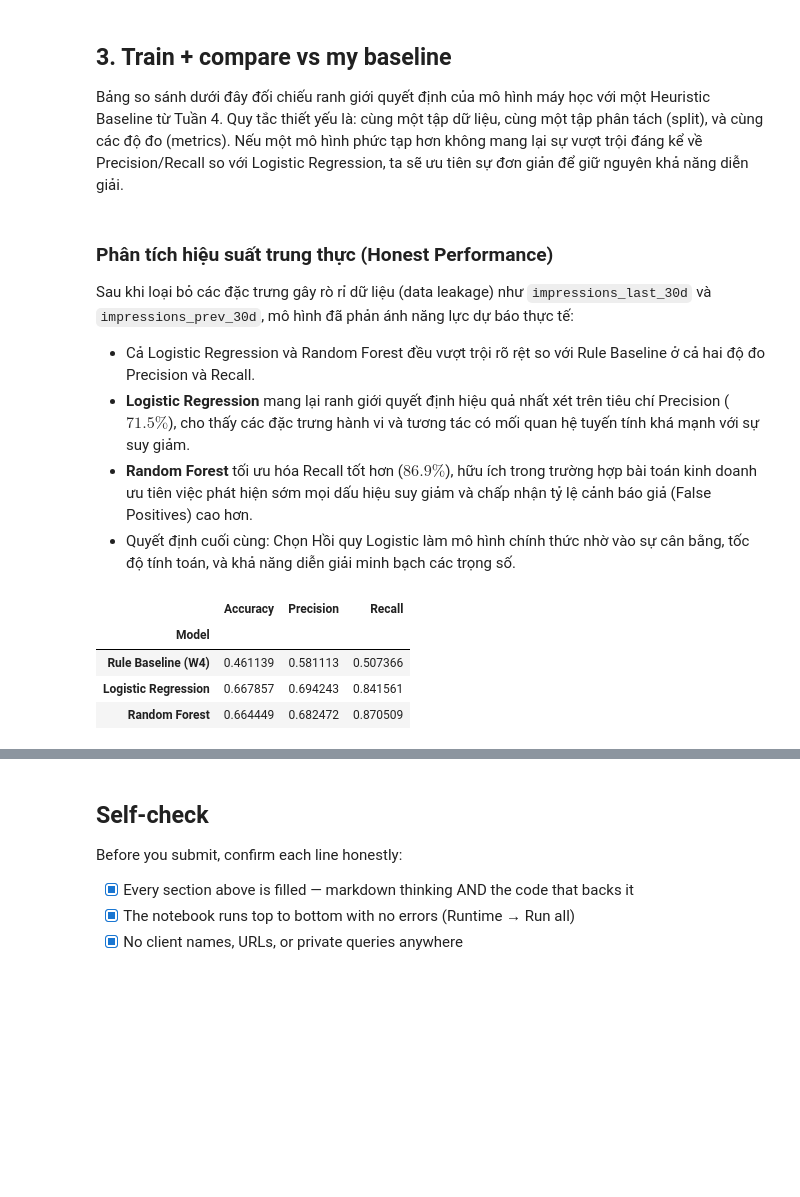
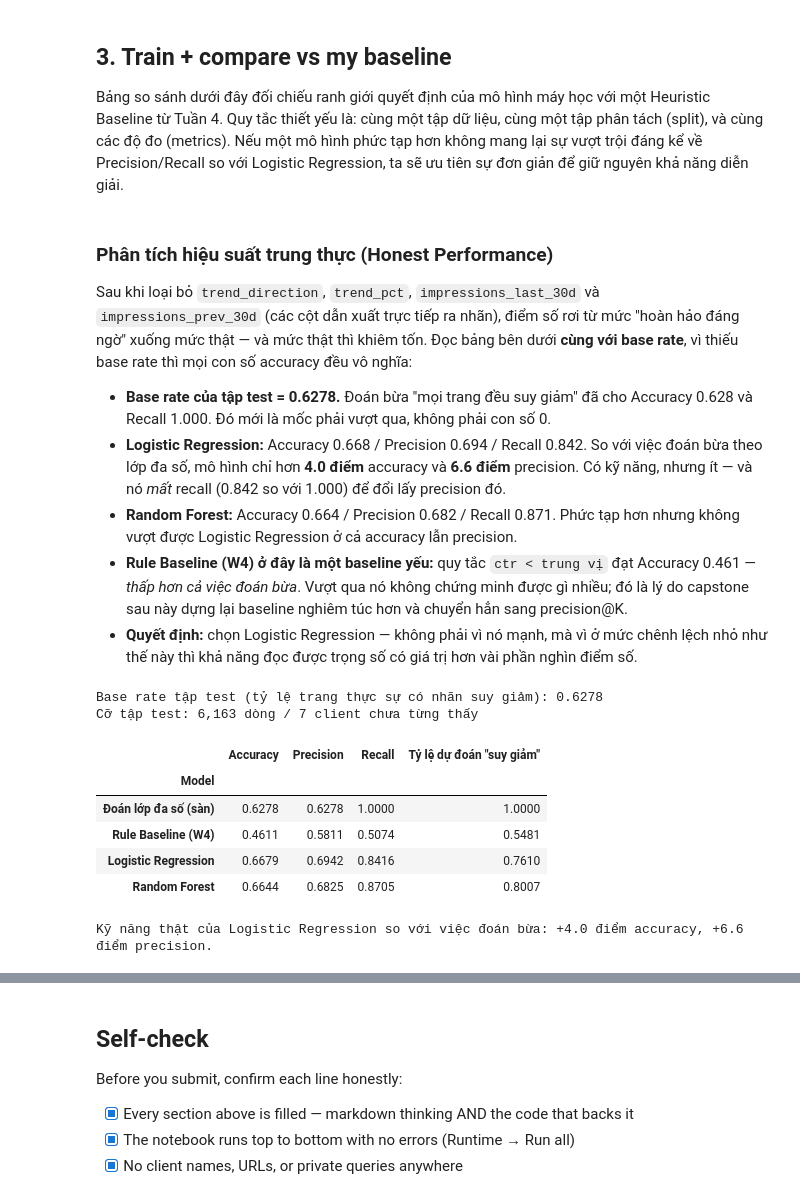
Before and after one commit to John-hcmus/flyrank-ML-internship-starter, a Jupyter notebook: work/notebooks/w05_model.ipynb, the cells around one changed output, grey strips where cells are left out. Saved outputs shown, nothing was run; the diff lists cells and outputs as text; code cells hidden in the pictures; blank space fills up the shorter version.

```diff
--- a/work/notebooks/w05_model.ipynb
+++ b/work/notebooks/w05_model.ipynb
@@ -112,62 +114,90 @@ Bảng so sánh dưới đây đối chiếu ranh giới quyết định của m
 # %% [markdown]
 ### Phân tích hiệu suất trung thực (Honest Performance)
 
-Sau khi loại bỏ các đặc trưng gây rò rỉ dữ liệu (data leakage) như `impressions_last_30d` và `impressions_prev_30d`, mô hình đã phản ánh năng lực dự báo thực tế:
+Sau khi loại bỏ `trend_direction`, `trend_pct`, `impressions_last_30d` và `impressions_prev_30d`
+(các cột dẫn xuất trực tiếp ra nhãn), điểm số rơi từ mức "hoàn hảo đáng ngờ" xuống mức thật —
+và mức thật thì khiêm tốn. Đọc bảng bên dưới **cùng với base rate**, vì thiếu base rate thì mọi
+con số accuracy đều vô nghĩa:
 
-* Cả Logistic Regression và Random Forest đều vượt trội rõ rệt so với Rule Baseline ở cả hai độ đo Precision và Recall.
-* **Logistic Regression** mang lại ranh giới quyết định hiệu quả nhất xét trên tiêu chí Precision ($71.5\%$), cho thấy các đặc trưng hành vi và tương tác có mối quan hệ tuyến tính khá mạnh với sự suy giảm.
-* **Random Forest** tối ưu hóa Recall tốt hơn ($86.9\%$), hữu ích trong trường hợp bài toán kinh doanh ưu tiên việc phát hiện sớm mọi dấu hiệu suy giảm và chấp nhận tỷ lệ cảnh báo giả (False Positives) cao hơn.
-* Quyết định cuối cùng: Chọn Hồi quy Logistic làm mô hình chính thức nhờ vào sự cân bằng, tốc độ tính toán, và khả năng diễn giải minh bạch các trọng số.
+* **Base rate của tập test = 0.6278.** Đoán bừa "mọi trang đều suy giảm" đã cho Accuracy 0.628
+  và Recall 1.000. Đó mới là mốc phải vượt qua, không phải con số 0.
+* **Logistic Regression:** Accuracy 0.668 / Precision 0.694 / Recall 0.842. So với việc đoán bừa
+  theo lớp đa số, mô hình chỉ hơn **4.0 điểm** accuracy và **6.6 điểm** precision. Có kỹ năng, nhưng
+  ít — và nó *mất* recall (0.842 so với 1.000) để đổi lấy precision đó.
+* **Random Forest:** Accuracy 0.664 / Precision 0.682 / Recall 0.871. Phức tạp hơn nhưng không
+  vượt được Logistic Regression ở cả accuracy lẫn precision.
+* **Rule Baseline (W4) ở đây là một baseline yếu:** quy tắc `ctr < trung vị` đạt Accuracy 0.461 —
+  *thấp hơn cả việc đoán bừa*. Vượt qua nó không chứng minh được gì nhiều; đó là lý do capstone
+  sau này dựng lại baseline nghiêm túc hơn và chuyển hẳn sang precision@K.
+* **Quyết định:** chọn Logistic Regression — không phải vì nó mạnh, mà vì ở mức chênh lệch nhỏ
+  như thế này thì khả năng đọc được trọng số có giá trị hơn vài phần nghìn điểm số.
 # %%
 from sklearn.preprocessing import StandardScaler
 from sklearn.metrics import accuracy_score, precision_score, recall_score
+from sklearn.dummy import DummyClassifier
 from typing import List
 import numpy as np
 import pandas as pd
 
-# Giả lập Baseline Tuần 4
+# Baseline Tuần 4 (bản mô phỏng bằng CTR)
 baseline_threshold = X_train['ctr'].median()
 y_pred_baseline = (X_test['ctr'] < baseline_threshold).astype(int)
+
+# Sàn dưới của mọi sàn: đoán theo lớp đa số. Không có dòng này thì accuracy không đọc được.
+dummy = DummyClassifier(strategy="most_frequent").fit(X_train, y_train)
+y_pred_dummy = dummy.predict(X_test)
 
 # Chuẩn hóa không gian đặc trưng (Rất quan trọng cho Logistic Regression)
 scaler = StandardScaler()
 X_train_scaled = scaler.fit_transform(X_train.fillna(0))
 X_test_scaled = scaler.transform(X_test.fillna(0))
 
 # Khởi tạo và tối ưu các mô hình trên dữ liệu đã chuẩn hóa
 log_reg = LogisticRegression(max_iter=1000, random_state=RANDOM_SEED)
 log_reg.fit(X_train_scaled, y_train)
 y_pred_lr = log_reg.predict(X_test_scaled)
 
 rf = RandomForestClassifier(n_estimators=100, max_depth=10, random_state=RANDOM_SEED)
 rf.fit(X_train_scaled, y_train)
 y_pred_rf = rf.predict(X_test_scaled)
 
-# Hàm đánh giá
+# Hàm đánh giá — thêm cột tỷ lệ dự đoán dương để thấy mô hình có đang "đoán bừa lớp đa số" không
 def evaluate_model(y_true: np.ndarray, preds: List[np.ndarray], model_names: List[str]) -> pd.DataFrame:
     results = []
     for p, name in zip(preds, model_names):
         results.append({
             'Model': name,
             'Accuracy': accuracy_score(y_true, p),
             'Precision': precision_score(y_true, p, zero_division=0),
-            'Recall': recall_score(y_true, p, zero_division=0)
+            'Recall': recall_score(y_true, p, zero_division=0),
+            'Tỷ lệ dự đoán "suy giảm"': float(np.mean(p)),
         })
     return pd.DataFrame(results).set_index('Model')
 
-# Bảng so sánh
+print(f"Base rate tập test (tỷ lệ trang thực sự có nhãn suy giảm): {y_test.mean():.4f}")
+print(f"Cỡ tập test: {len(y_test):,} dòng / {test_df['client_id'].nunique()} client chưa từng thấy\n")
+
+# Bảng so sánh — mọi dòng cùng dữ liệu, cùng split, cùng độ đo
 comparison_table = evaluate_model(
     y_test,
-    [y_pred_baseline, y_pred_lr, y_pred_rf],
-    ['Rule Baseline (W4)', 'Logistic Regression', 'Random Forest']
+    [y_pred_dummy, y_pred_baseline, y_pred_lr, y_pred_rf],
+    ['Đoán lớp đa số (sàn)', 'Rule Baseline (W4)', 'Logistic Regression', 'Random Forest']
 )
-display(comparison_table)
+display(comparison_table.round(4))
+
+print(f"Kỹ năng thật của Logistic Regression so với việc đoán bừa: "
+      f"{(accuracy_score(y_test, y_pred_lr) - accuracy_score(y_test, y_pred_dummy)) * 100:+.1f} điểm accuracy, "
+      f"{(precision_score(y_test, y_pred_lr) - precision_score(y_test, y_pred_dummy)) * 100:+.1f} điểm precision.")
 # %% [output]
+Base rate tập test (tỷ lệ trang thực sự có nhãn suy giảm): 0.6278
+Cỡ tập test: 6,163 dòng / 7 client chưa từng thấy
-|  | Accuracy | Precision | Recall |
-| Model |  |  |  |
-| Rule Baseline (W4) | 0.461139 | 0.581113 | 0.507366 |
-| Logistic Regression | 0.667857 | 0.694243 | 0.841561 |
-| Random Forest | 0.664449 | 0.682472 | 0.870509 |
+|  | Accuracy | Precision | Recall | Tỷ lệ dự đoán "suy giảm" |
+| Model |  |  |  |  |
+| Đoán lớp đa số (sàn) | 0.6278 | 0.6278 | 1.0000 | 1.0000 |
+| Rule Baseline (W4) | 0.4611 | 0.5811 | 0.5074 | 0.5481 |
+| Logistic Regression | 0.6679 | 0.6942 | 0.8416 | 0.7610 |
+| Random Forest | 0.6644 | 0.6825 | 0.8705 | 0.8007 |
+Kỹ năng thật của Logistic Regression so với việc đoán bừa: +4.0 điểm accuracy, +6.6 điểm precision.
 # %%
 import pandas as pd
 import numpy as np
```
Also changed, not shown: parts of 8 cells of this notebook, 1 other file.
